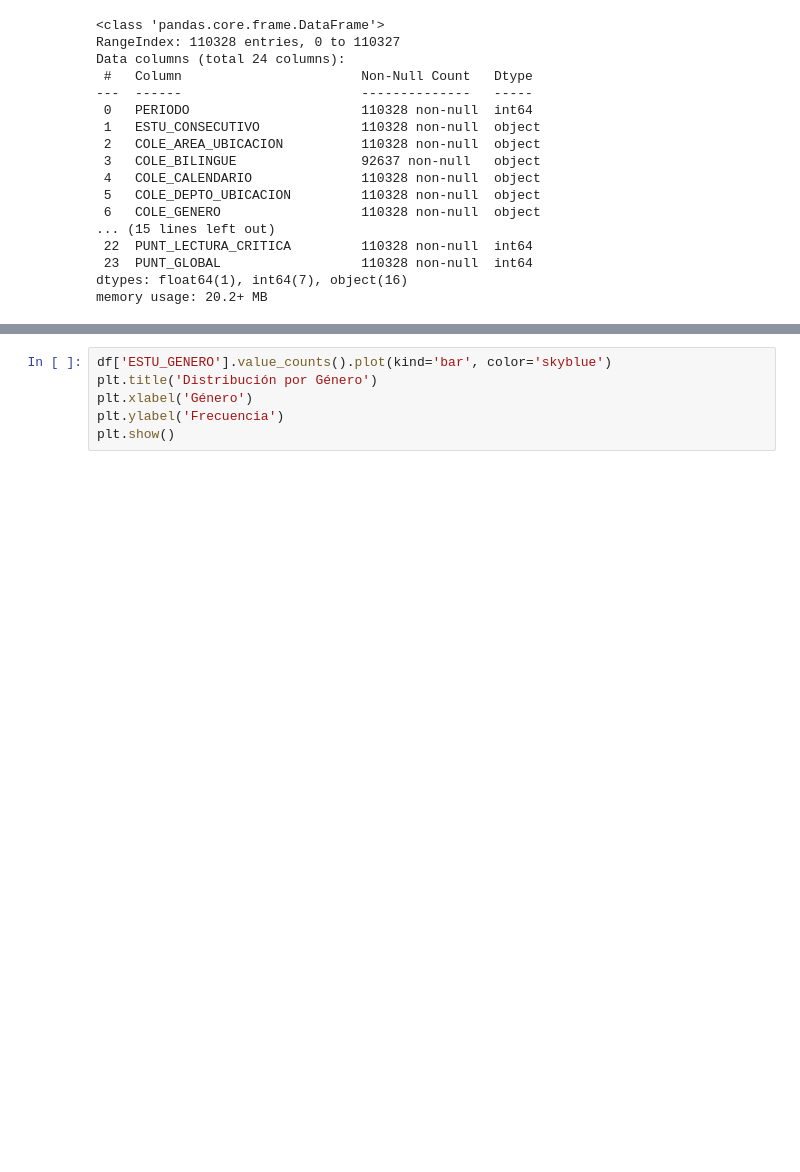
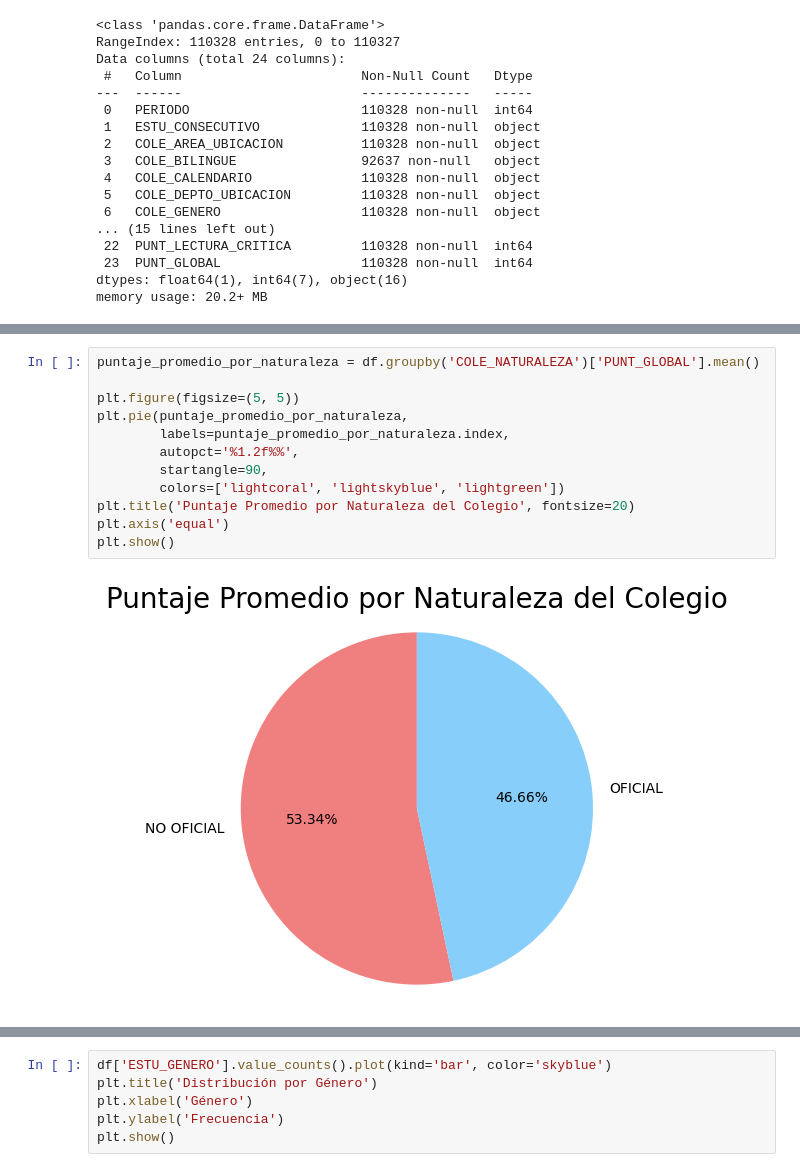
Before and after one commit to MiguelVel95/EspecMiguel, a Jupyter notebook: Trabajo Final/TrabajoFinal.ipynb, the cells around one changed output, grey strips where cells are left out. Drawn from its saved outputs; the diff is of its cells as text; blank space fills up the shorter version.

```diff
--- a/Trabajo Final/TrabajoFinal.ipynb
+++ b/Trabajo Final/TrabajoFinal.ipynb
@@ -41,0 +123,14 @@ memory usage: 20.2+ MB
+# %%
+puntaje_promedio_por_naturaleza = df.groupby('COLE_NATURALEZA')['PUNT_GLOBAL'].mean()
+
+plt.figure(figsize=(5, 5))
+plt.pie(puntaje_promedio_por_naturaleza,
+        labels=puntaje_promedio_por_naturaleza.index,
+        autopct='%1.2f%%',
+        startangle=90,
+        colors=['lightcoral', 'lightskyblue', 'lightgreen'])
+plt.title('Puntaje Promedio por Naturaleza del Colegio', fontsize=20)
+plt.axis('equal')
+plt.show()
+# %% [output]
+[figure, added]
```
Also changed, not shown: parts of 17 cells of this notebook.
